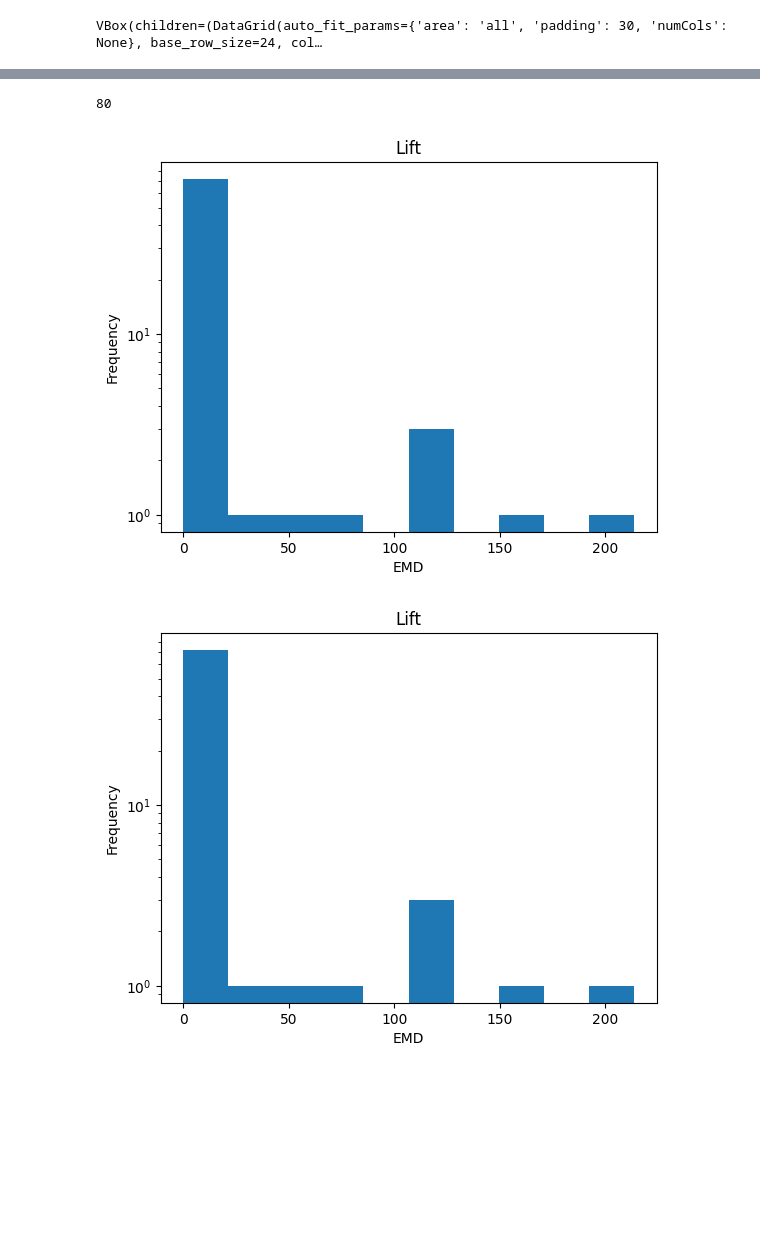
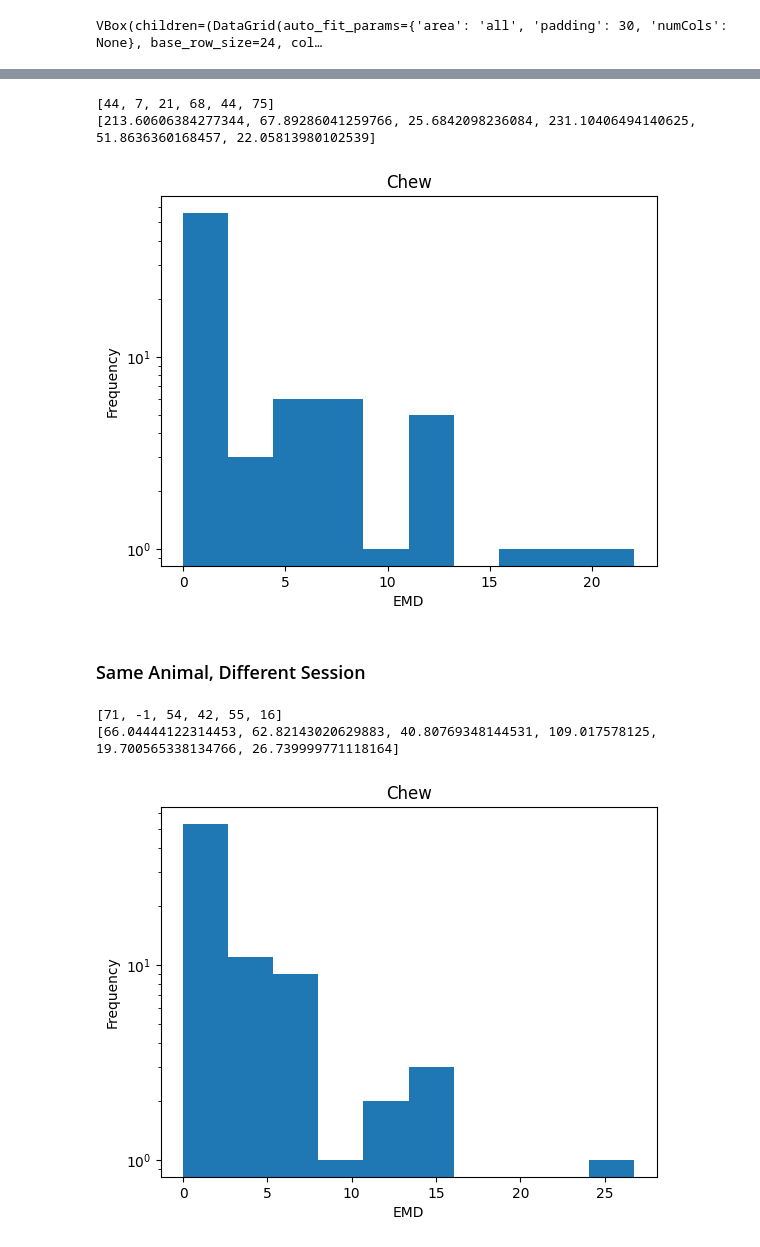
Before and after one commit to hantman-lab/animal-soup, a Jupyter notebook: notebooks/deepetho_results.ipynb, the cells around one changed output, grey strips where cells are left out. Saved outputs shown, nothing was run; the diff lists cells and outputs as text; code cells hidden in the pictures; blank space fills up the shorter version.

Commit message:
separating code so there is also basic behavior viewer

```diff
--- a/notebooks/deepetho_results.ipynb
+++ b/notebooks/deepetho_results.ipynb
@@ -89,10 +82,11 @@ emds = list()
 row = df.loc[(df['animal_id'] == 'M236Slc17a7_Gtacr2') & (df['session_id'] == '20170501') ]
 options = [item.stem for item in row['session_vids'].item()]
 session_dir = training_data_path.joinpath(row['animal_id'].item()).joinpath(row['session_id'].item())
+deg_labels = np.load(session_dir.joinpath(row['session_id'].item()).with_name('deg_labels.npy'))
 for op in tqdm(options):
     trial_index = int(op.split('_v')[-1]) - 1
     jab_ethogram_array, behaviors = container._get_ethogram(trial_index, list(session_dir.glob("*.mat"))[0])
-    deg_ethogram_array = np.load(session_dir.joinpath(op).with_suffix('.npy'))
+    deg_ethogram_array = deg_labels[trial_index]
     emd = list()
     for jab, deg in zip(jab_ethogram_array, deg_ethogram_array):
         try:
@@ -100,26 +94,6 @@ for op in tqdm(options):
         except:
             emd.append(0)
     emds.append(emd)
-# %%
-emds2 = list()
-row = df.loc[(df['animal_id'] == 'M235Slc17a7_Gtacr2') & (df['session_id'] == '20170424') ]
-options = [item.stem for item in row['session_vids'].item()]
-session_dir = training_data_path.joinpath(row['animal_id'].item()).joinpath(row['session_id'].item())
-for op in tqdm(options):
-    trial_index = int(op.split('_v')[-1]) - 1
-    jab_ethogram_array, behaviors = container._get_ethogram(trial_index, list(session_dir.glob("*.mat"))[0])
-    deg_ethogram_array = np.load(session_dir.joinpath(op).with_suffix('.npy'))
-    emd = list()
-    for jab, deg in zip(jab_ethogram_array, deg_ethogram_array):
-        try:
-            emd.append(emd_1d(jab, deg))
-        except:
-            emd.append(0)
-    emds2.append(emd)
-# %%
-len(emds)
-# %% [output]
-80
 # %%
 lift = list()
 handopen = list()
@@ -137,13 +114,38 @@ for e in emds:
+# %%
+print(max_ix)
+print(max_val)
+# %% [output]
+[44, 7, 21, 68, 44, 75]
+[213.60606384277344, 67.89286041259766, 25.6842098236084, 231.10406494140625, 51.8636360168457, 22.05813980102539]
 # %%
 import matplotlib.pyplot as plt
 # %%
-plt.hist(np.asarray(lift))
+plt.hist(np.asarray(chew))
 plt.xlabel('EMD')
 plt.ylabel('Frequency')
-plt.title('Lift')
+plt.title('Chew')
 plt.yscale("log")
 # %% [output]
-[figure, old version]
+[figure, new version]
+# %% [markdown]
+### Same Animal, Different Session
+# %%
+emds2 = list()
+row = df.loc[(df['animal_id'] == 'M235Slc17a7_Gtacr2') & (df['session_id'] == '20170424') ]
+options = [item.stem for item in row['session_vids'].item()]
+session_dir = training_data_path.joinpath(row['animal_id'].item()).joinpath(row['session_id'].item())
+deg_labels = np.load(session_dir.joinpath(row['session_id'].item()).with_name('deg_labels.npy'))
+for op in tqdm(options):
+    trial_index = int(op.split('_v')[-1]) - 1
+    jab_ethogram_array, behaviors = container._get_ethogram(trial_index, list(session_dir.glob("*.mat"))[0])
+    deg_ethogram_array = deg_labels[trial_index]
+    emd = list()
+    for jab, deg in zip(jab_ethogram_array, deg_ethogram_array):
+        try:
+            emd.append(emd_1d(jab, deg))
+        except:
+            emd.append(0)
+    emds2.append(emd)
 # %%
 lift = list()
 handopen = list()
@@ -161,8 +166,14 @@ for e in emds2:
+# %%
+print(max_ix)
+print(max_val)
+# %% [output]
+[71, -1, 54, 42, 55, 16]
+[66.04444122314453, 62.82143020629883, 40.80769348144531, 109.017578125, 19.700565338134766, 26.739999771118164]
 # %%
-plt.hist(np.asarray(lift))
+plt.hist(np.asarray(chew))
 plt.xlabel('EMD')
 plt.ylabel('Frequency')
-plt.title('Lift')
+plt.title('Chew')
 plt.yscale("log")
 # %% [output]
-[figure, old version]
+[figure, new version]
```
Also changed, not shown: parts of 22 cells of this notebook, 5 other files.
